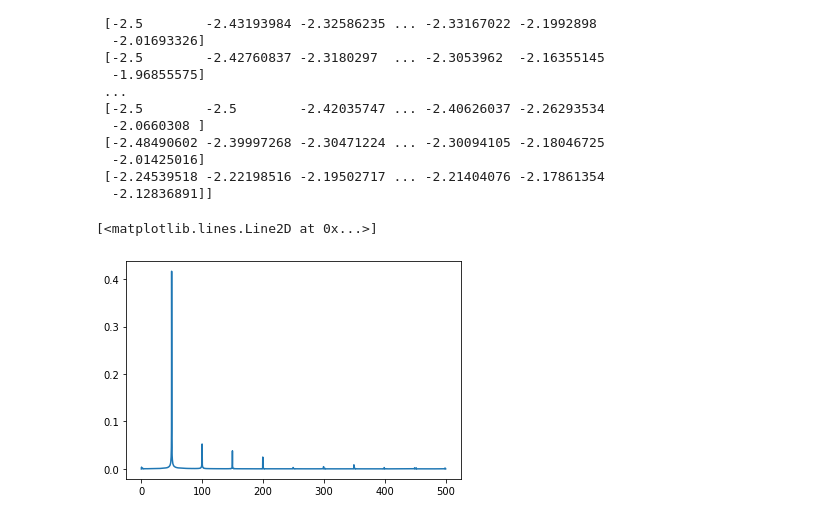
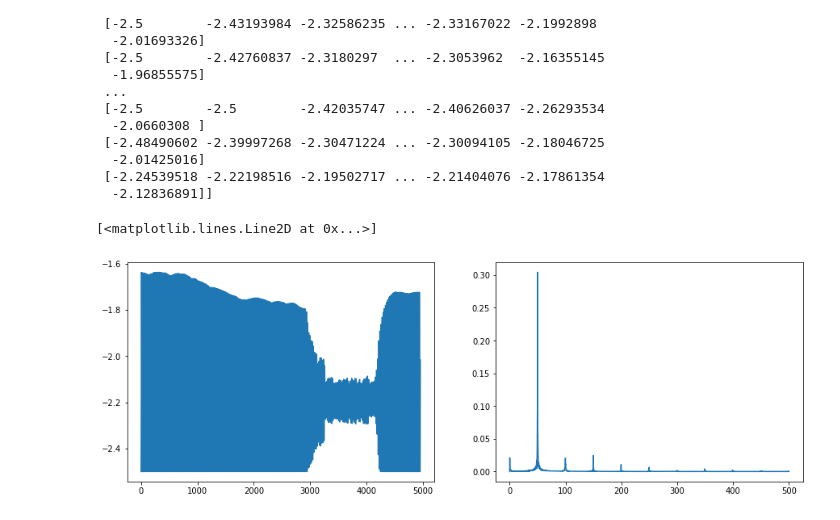
Before and after one commit to kstray/master-thesis-implementation, a Jupyter notebook: emg_processing.ipynb, the cells around one changed output. Drawn from its saved outputs; the diff is of its cells as text; code cells hidden in the pictures.

```diff
--- a/emg_processing.ipynb
+++ b/emg_processing.ipynb
@@ -108,16 +108,20 @@ timestamps = data[0]
 # %%
 import scipy
 from scipy import fftpack
 sampling_rate = 1000
 
 N = len(analog_voltage[0])
 T = 1 / sampling_rate
 x = np.linspace(0.0, 1.0/(2.0*T), N//2)
-y = analog_voltage[3]                       # Channel 4
+y = analog_voltage[1]                       # Channel 4
 
 y_fft = scipy.fftpack.fft(y - y.mean())
 
+fig = plt.figure(figsize=(15,5))
+plt.subplot(1, 2, 1)
+plt.plot(y)
+plt.subplot(1, 2, 2)
 plt.plot(x, 2.0/N * np.abs(y_fft[:N//2]))
 # %% [output]
 [<matplotlib.lines.Line2D at 0x...>]
-[figure, old version]
+[figure, new version]
```
Also changed, not shown: parts of 3 cells of this notebook.
